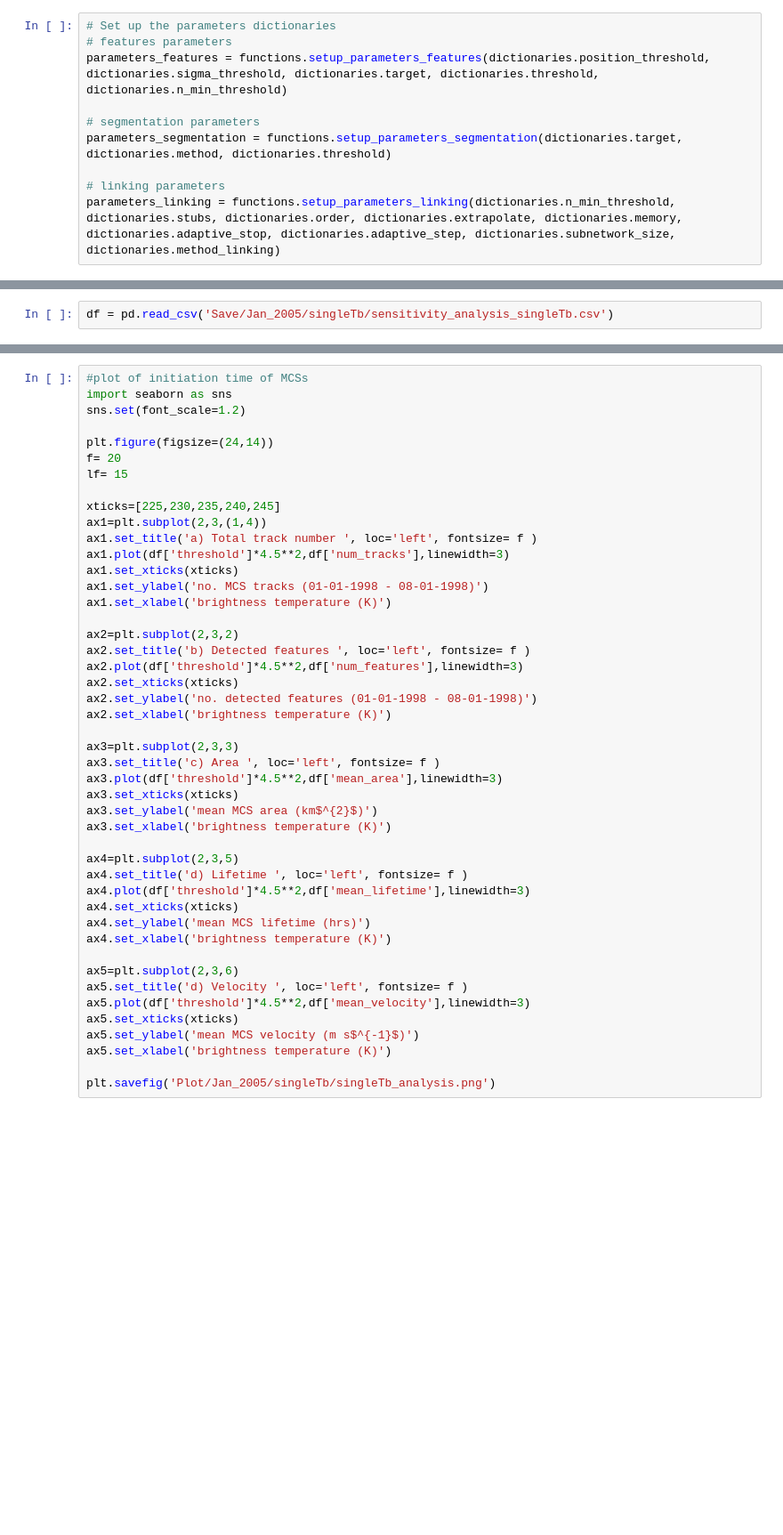
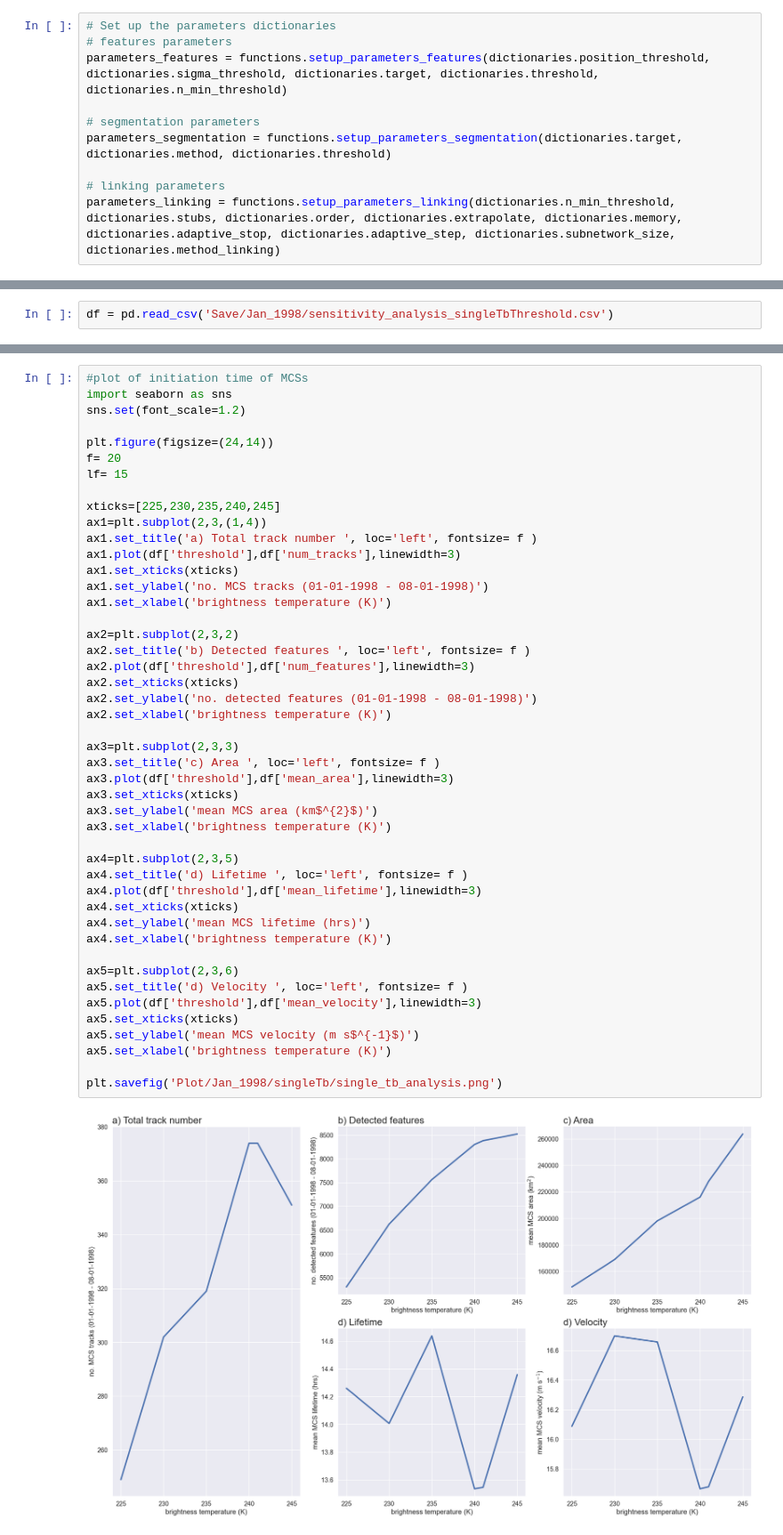
Before and after one commit to harrietgilmour/tobac_sensitivity, a Jupyter notebook: running_tobac.ipynb, the cells around one changed output, grey strips where cells are left out. Shown at 89% size. Saved outputs shown, nothing was run; the diff lists cells and outputs as text; blank space fills up the shorter version.

Commit message:
redoing jan 1998 analysis to correct velocity

```diff
--- a/running_tobac.ipynb
+++ b/running_tobac.ipynb
@@ -68,4 +77,4 @@ functions.perform_sensitivity_analysis(tb, savedir, parameters_features, paramet
 # %%
-df = pd.read_csv('Save/Jan_2005/singleTb/sensitivity_analysis_singleTb.csv')
+df = pd.read_csv('Save/Jan_1998/sensitivity_analysis_singleTbThreshold.csv')
 # %%
 df
@@ -81,37 +98,39 @@ lf= 15
 xticks=[225,230,235,240,245]
 ax1=plt.subplot(2,3,(1,4))
 ax1.set_title('a) Total track number ', loc='left', fontsize= f )
-ax1.plot(df['threshold']*4.5**2,df['num_tracks'],linewidth=3)
+ax1.plot(df['threshold'],df['num_tracks'],linewidth=3)
 ax1.set_xticks(xticks)
 ax1.set_ylabel('no. MCS tracks (01-01-1998 - 08-01-1998)')
 ax1.set_xlabel('brightness temperature (K)')
 
 ax2=plt.subplot(2,3,2)
 ax2.set_title('b) Detected features ', loc='left', fontsize= f )
-ax2.plot(df['threshold']*4.5**2,df['num_features'],linewidth=3)
+ax2.plot(df['threshold'],df['num_features'],linewidth=3)
 ax2.set_xticks(xticks)
 ax2.set_ylabel('no. detected features (01-01-1998 - 08-01-1998)')
 ax2.set_xlabel('brightness temperature (K)')
 
 ax3=plt.subplot(2,3,3)
 ax3.set_title('c) Area ', loc='left', fontsize= f )
-ax3.plot(df['threshold']*4.5**2,df['mean_area'],linewidth=3)
+ax3.plot(df['threshold'],df['mean_area'],linewidth=3)
 ax3.set_xticks(xticks)
 ax3.set_ylabel('mean MCS area (km$^{2}$)')
 ax3.set_xlabel('brightness temperature (K)')
 
 ax4=plt.subplot(2,3,5)
 ax4.set_title('d) Lifetime ', loc='left', fontsize= f )
-ax4.plot(df['threshold']*4.5**2,df['mean_lifetime'],linewidth=3)
+ax4.plot(df['threshold'],df['mean_lifetime'],linewidth=3)
 ax4.set_xticks(xticks)
 ax4.set_ylabel('mean MCS lifetime (hrs)')
 ax4.set_xlabel('brightness temperature (K)')
 
 ax5=plt.subplot(2,3,6)
 ax5.set_title('d) Velocity ', loc='left', fontsize= f )
-ax5.plot(df['threshold']*4.5**2,df['mean_velocity'],linewidth=3)
+ax5.plot(df['threshold'],df['mean_velocity'],linewidth=3)
 ax5.set_xticks(xticks)
 ax5.set_ylabel('mean MCS velocity (m s$^{-1}$)')
 ax5.set_xlabel('brightness temperature (K)')
 
-plt.savefig('Plot/Jan_2005/singleTb/singleTb_analysis.png')
+plt.savefig('Plot/Jan_1998/singleTb/single_tb_analysis.png')
+# %% [output]
+[figure, added]
```
Also changed, not shown: parts of 2 cells of this notebook, 11 other files.
